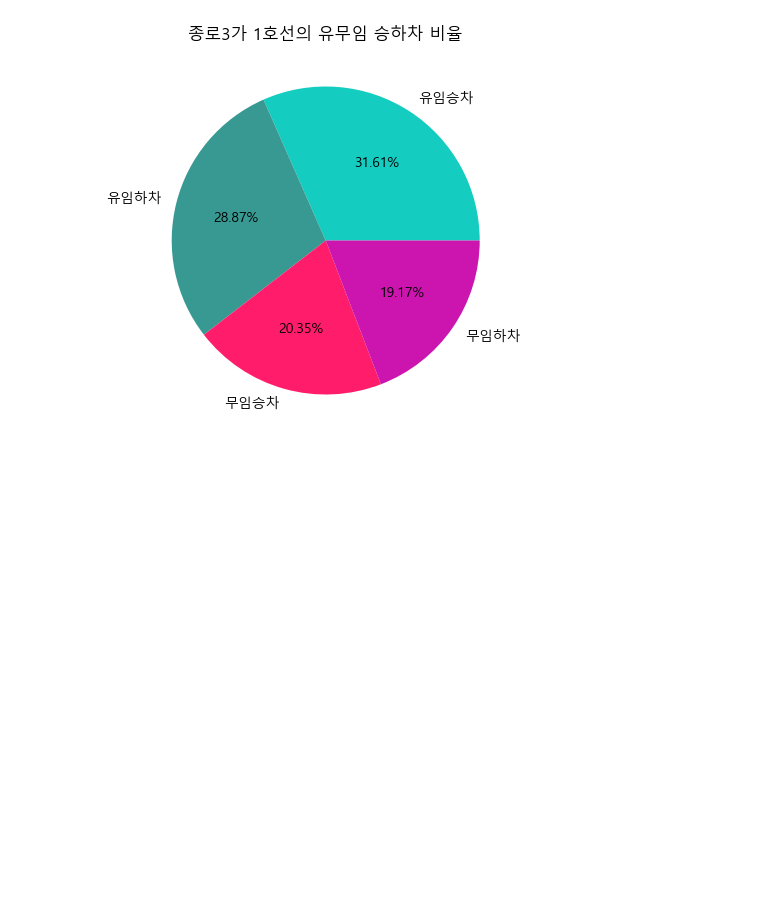
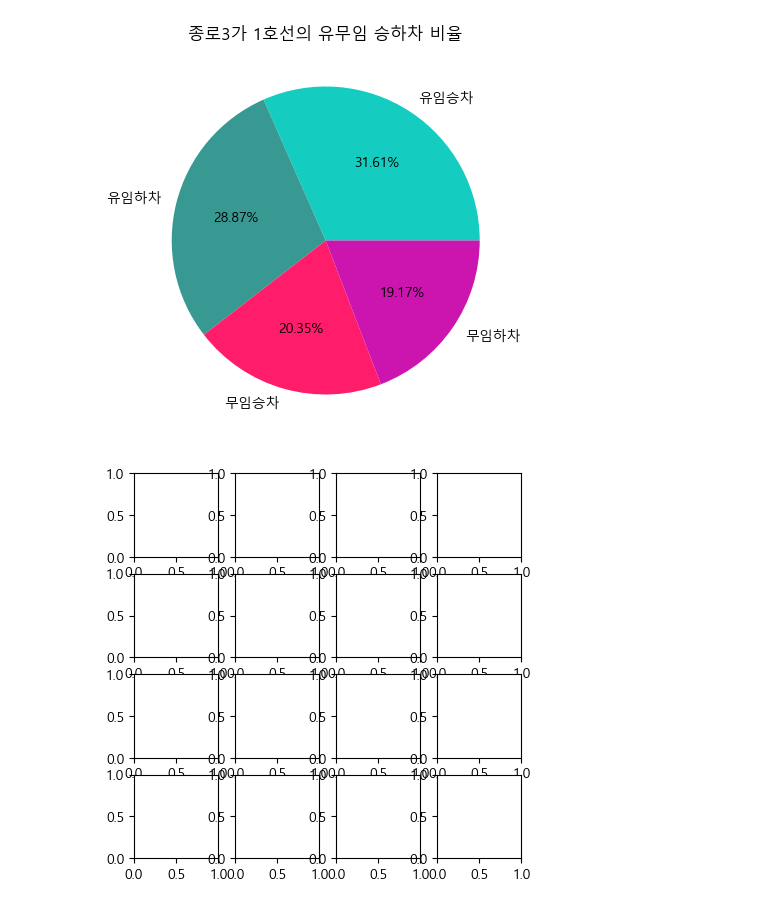
Before and after one commit to BomiDevlog/Multicampus-Data, a Jupyter notebook: DS/2-3.open api[대중교통]_배포용.ipynb, the cells around one changed output. Saved outputs shown, nothing was run; the diff lists cells and outputs as text; code cells hidden in the pictures; blank space fills up the shorter version.

```diff
--- a/DS/2-3.open api[대중교통]_배포용.ipynb
+++ b/DS/2-3.open api[대중교통]_배포용.ipynb
@@ -1145,3 +1146,30 @@ for i,row in enumerate(df.values):
 [figure]
 # %%
 # 종로 3가의 무임승하차 비율이 높은 것으로 보아 연령대가 높은 지역으로 추정된다.
+# %%
+plt.rc('font',family='Malgun Gothic')     #맑은 고딕을 기본 글꼴로 설정, macOS일 경우,'AppleGothic'
+plt.rcParams['axes.unicode_minus']=False
+
+c = ['#14CCC0', '#389993', '#FF1C6A', '#CC14AF']
+label = ['유임승차','유임하차','무임승차','무임하차']
+
+plt.figure(figsize=(5,5))
+
+for i,row in enumerate(df.values):
+
+    # plt.subplot(가로수,세로수, 나는 어디?)
+    # plt.subplot(2, 2, i+1)
+    # plt.subplot(3, 3, i+1)
+    plt.subplot(4, 4, i+1)
+
+    # plt.pie(row[4:8], labels=label, autopct='%.2f%%',colors=c ) # 유무임 승하차 비율 슬라이싱
+
+    # plt.title(f'{row[3]} {row[1]}의 유무임 승하차 비율')
+    # plt.savefig(f'./image/{row[3]}_{row[1]}_유무임승하차비율.png')
+    # if i ==3: break #  4개 출력
+    # if i ==8: break #  9개 출력
+    if i ==15: break #  16개 출력
+
+plt.show()
+# %% [output]
+[figure, added]
```
Also changed, not shown: parts of 4 cells of this notebook, 2 other files.
